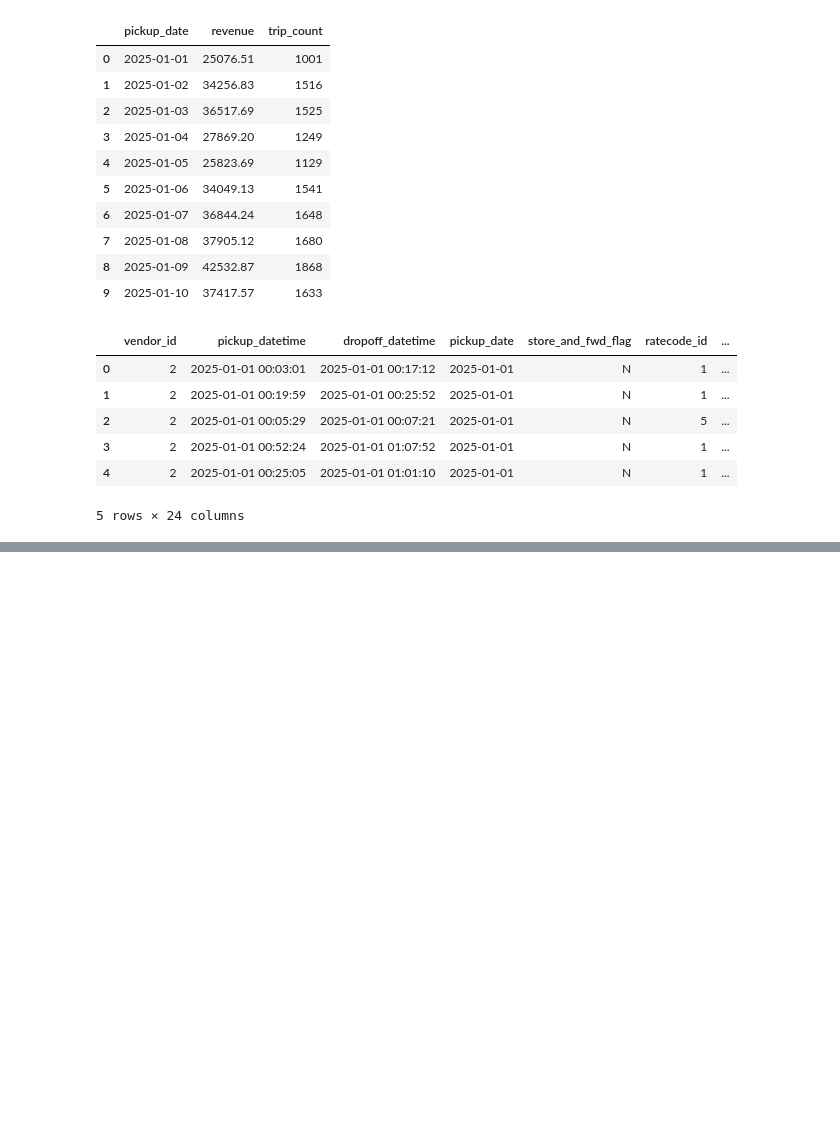
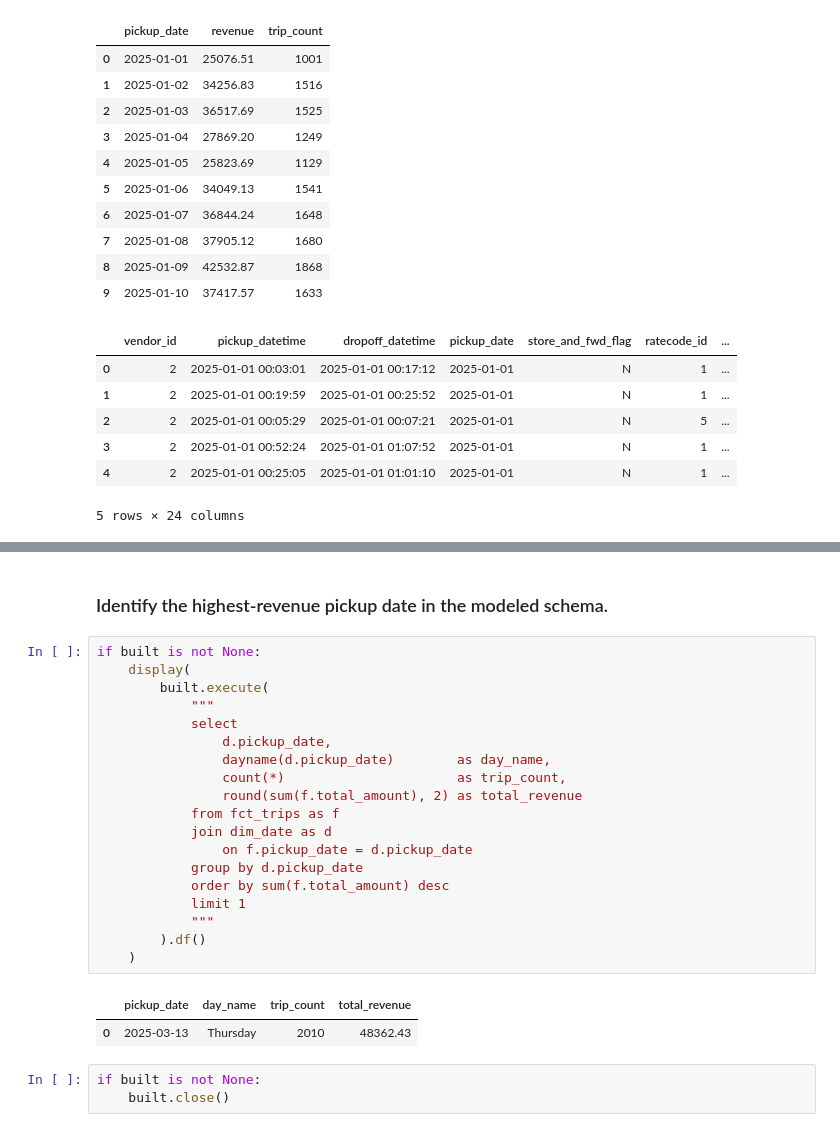
Before and after one commit to jolennd/mle-data-pipeline, a Jupyter notebook: notebooks/02_explore_green_trips.ipynb, the cells around one changed output, grey strips where cells are left out. Saved outputs shown, nothing was run; the diff lists cells and outputs as text; blank space fills up the shorter version.

```diff
--- a/notebooks/02_explore_green_trips.ipynb
+++ b/notebooks/02_explore_green_trips.ipynb
@@ -271,0 +329,27 @@ if built is not None:
+# %% [markdown]
+### Identify the highest-revenue pickup date in the modeled schema.
+# %%
+if built is not None:
+    display(
+        built.execute(
+            """
+            select
+                d.pickup_date,
+                dayname(d.pickup_date)        as day_name,
+                count(*)                      as trip_count,
+                round(sum(f.total_amount), 2) as total_revenue
+            from fct_trips as f
+            join dim_date as d
+                on f.pickup_date = d.pickup_date
+            group by d.pickup_date
+            order by sum(f.total_amount) desc
+            limit 1
+            """
+        ).df()
+    )
+# %% [output]
+|  | pickup_date | day_name | trip_count | total_revenue |
+| 0 | 2025-03-13 | Thursday | 2010 | 48362.43 |
+# %%
+if built is not None:
+    built.close()
```
Also changed, not shown: parts of 7 cells of this notebook.
